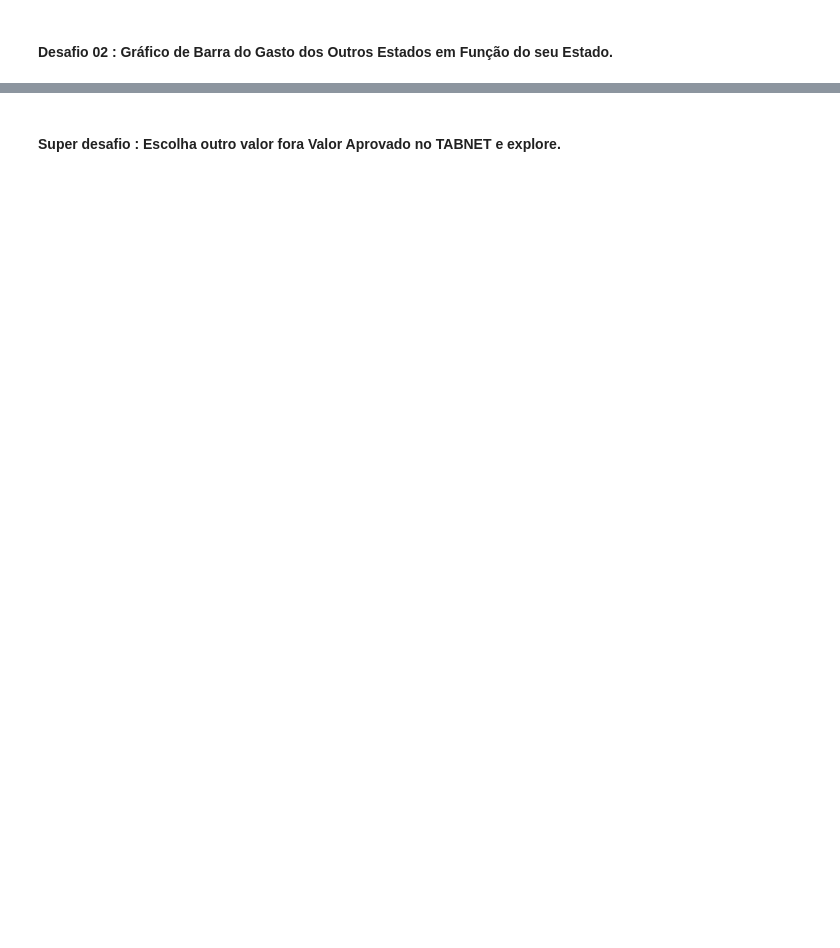
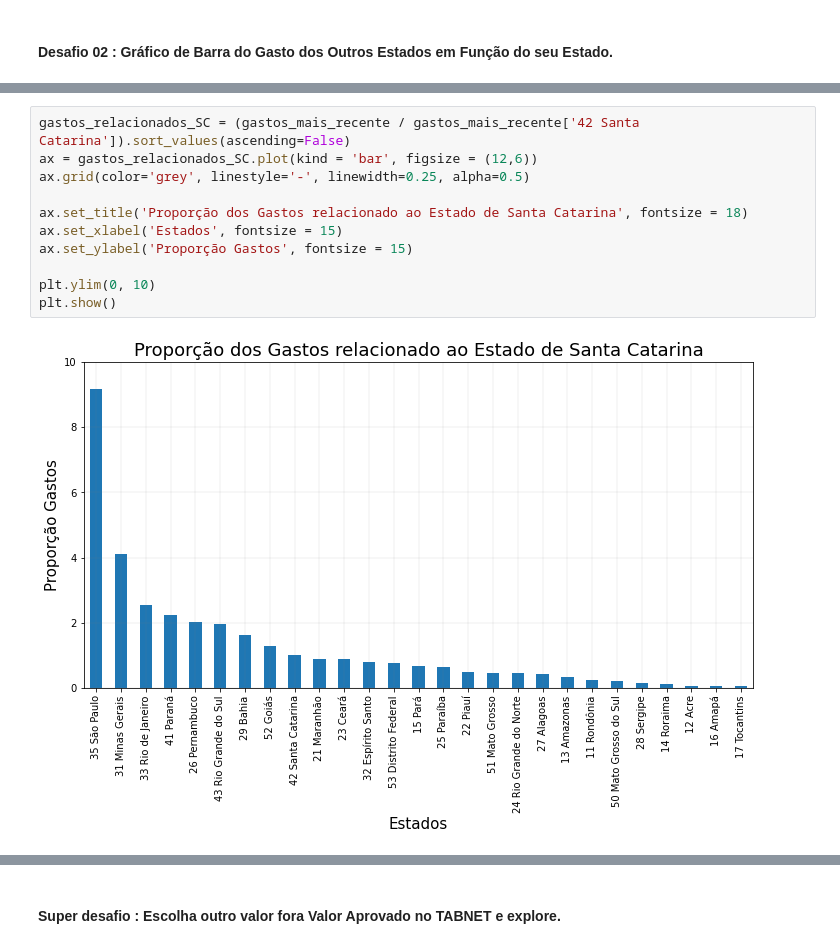
Before and after one commit to gustavolq/Bootcamp-DataScience-Alura, a Jupyter notebook: Modulo_01/Aulas/Analisando_Dados_Saude.ipynb, the cells around one changed output, grey strips where cells are left out. Cells and saved outputs as stored; diff of their text form; blank space fills up the shorter version.

```diff
--- a/Modulo_01/Aulas/Analisando_Dados_Saude.ipynb
+++ b/Modulo_01/Aulas/Analisando_Dados_Saude.ipynb
@@ -609,0 +614,13 @@ gastos_mais_recente.sort_values(ascending = False).plot(kind = 'bar', figsize =
+# %%
+gastos_relacionados_SC = (gastos_mais_recente / gastos_mais_recente['42 Santa Catarina']).sort_values(ascending=False)
+ax = gastos_relacionados_SC.plot(kind = 'bar', figsize = (12,6))
+ax.grid(color='grey', linestyle='-', linewidth=0.25, alpha=0.5)
+
+ax.set_title('Proporção dos Gastos relacionado ao Estado de Santa Catarina', fontsize = 18)
+ax.set_xlabel('Estados', fontsize = 15)
+ax.set_ylabel('Proporção Gastos', fontsize = 15)
+
+plt.ylim(0, 10)
+plt.show()
+# %% [output]
+[figure, added]
```
Also changed, not shown: parts of 23 cells of this notebook.
